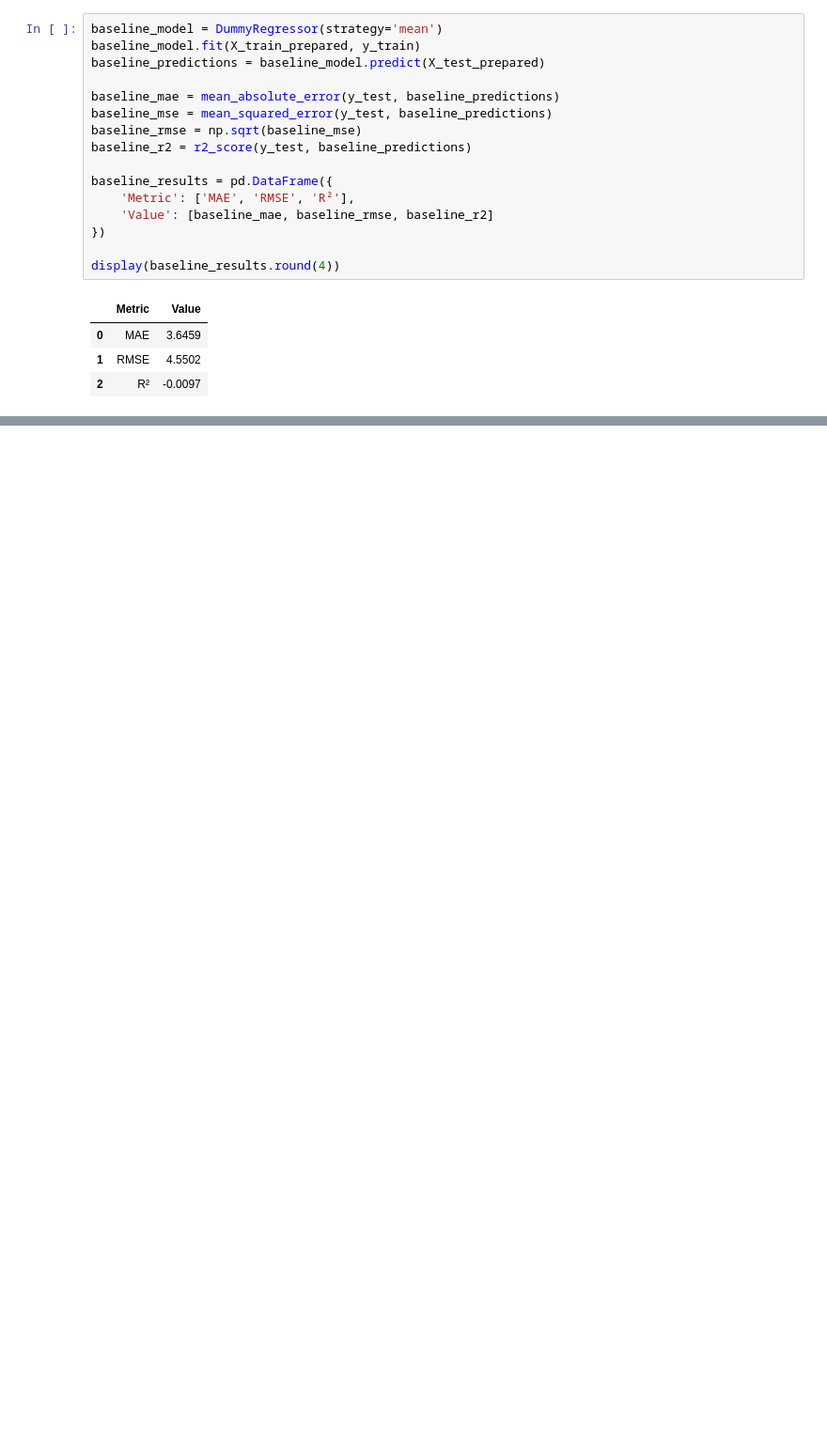
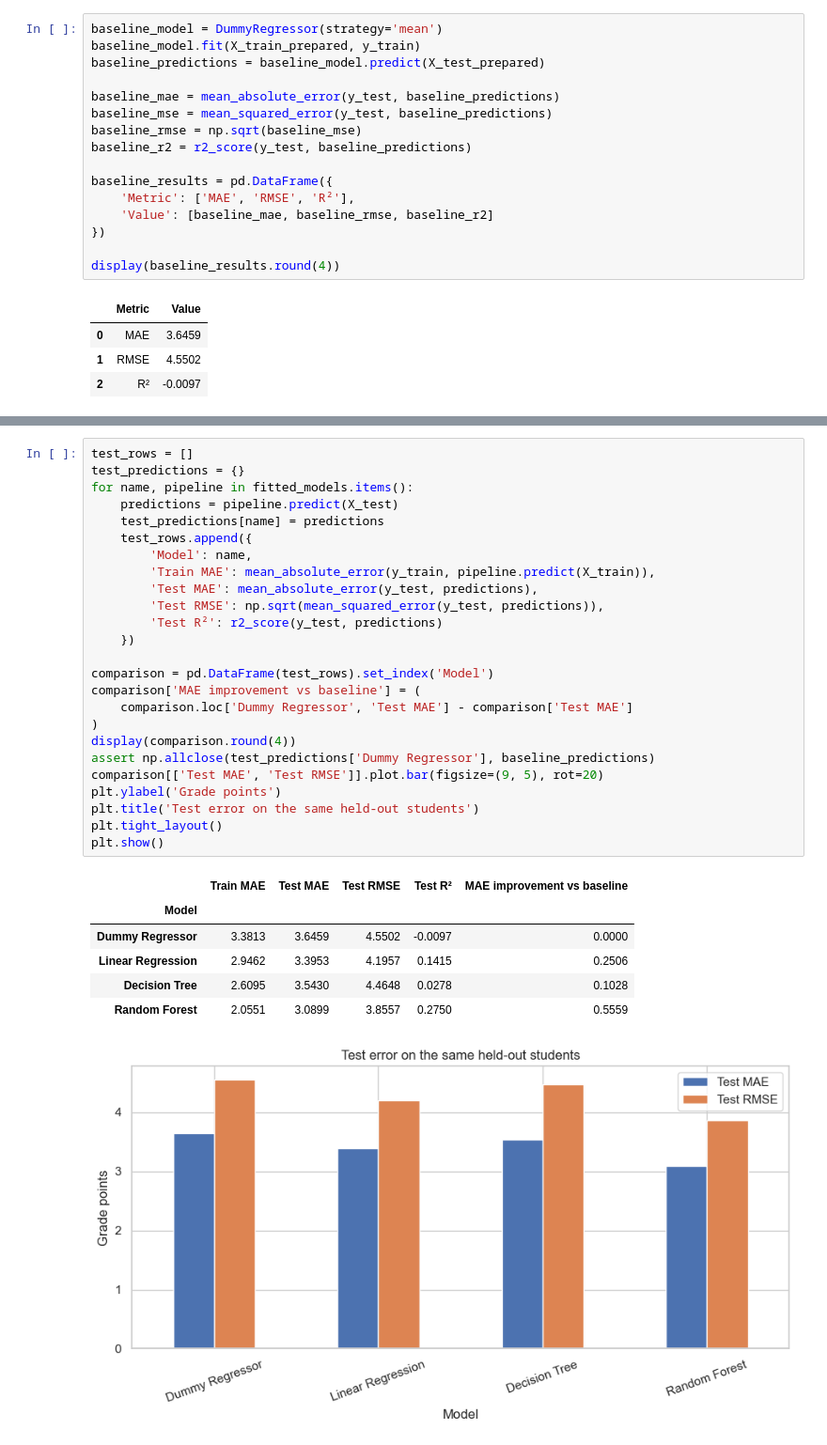
Before and after one commit to ymstack/ct4101-machine_learning, a Jupyter notebook: notebooks/student_performance_ml.ipynb, the cells around one changed output, grey strips where cells are left out. Shown at 94% size. Saved outputs shown, nothing was run; the diff lists cells and outputs as text; blank space fills up the shorter version.

Commit message:
Milestone 3 model evaluation and analysis

```diff
--- a/notebooks/student_performance_ml.ipynb
+++ b/notebooks/student_performance_ml.ipynb
@@ -274,0 +351,33 @@ On the test set, the baseline has an MAE of **3.6459 grade points**, so its pred
+# %%
+test_rows = []
+test_predictions = {}
+for name, pipeline in fitted_models.items():
+    predictions = pipeline.predict(X_test)
+    test_predictions[name] = predictions
+    test_rows.append({
+        'Model': name,
+        'Train MAE': mean_absolute_error(y_train, pipeline.predict(X_train)),
+        'Test MAE': mean_absolute_error(y_test, predictions),
+        'Test RMSE': np.sqrt(mean_squared_error(y_test, predictions)),
+        'Test R²': r2_score(y_test, predictions)
+    })
+
+comparison = pd.DataFrame(test_rows).set_index('Model')
+comparison['MAE improvement vs baseline'] = (
+    comparison.loc['Dummy Regressor', 'Test MAE'] - comparison['Test MAE']
+)
+display(comparison.round(4))
+assert np.allclose(test_predictions['Dummy Regressor'], baseline_predictions)
+comparison[['Test MAE', 'Test RMSE']].plot.bar(figsize=(9, 5), rot=20)
+plt.ylabel('Grade points')
+plt.title('Test error on the same held-out students')
+plt.tight_layout()
+plt.show()
+# %% [output]
+|  | Train MAE | Test MAE | Test RMSE | Test R² | MAE improvement vs baseline |
+| Model |  |  |  |  |  |
+| Dummy Regressor | 3.3813 | 3.6459 | 4.5502 | -0.0097 | 0.0000 |
+| Linear Regression | 2.9462 | 3.3953 | 4.1957 | 0.1415 | 0.2506 |
+| Decision Tree | 2.6095 | 3.5430 | 4.4648 | 0.0278 | 0.1028 |
+| Random Forest | 2.0551 | 3.0899 | 3.8557 | 0.2750 | 0.5559 |
+[figure, added]
```
Also changed, not shown: parts of 15 cells of this notebook, 2 other files.
